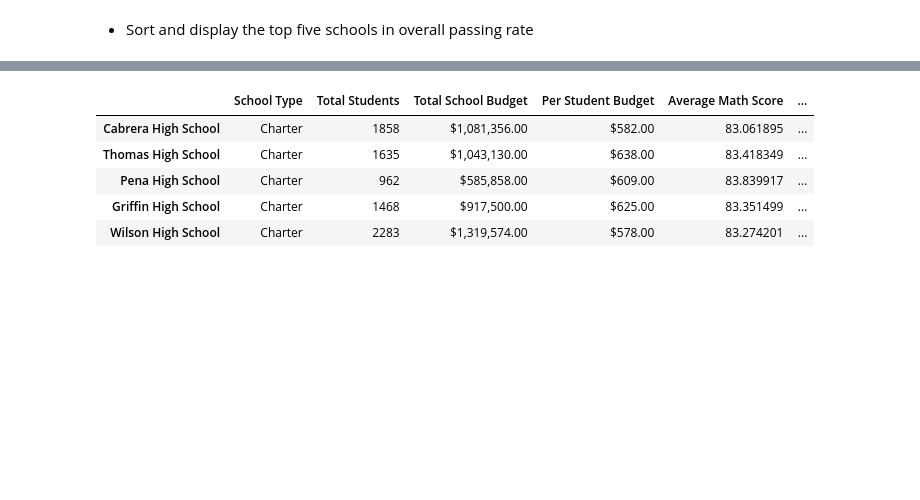
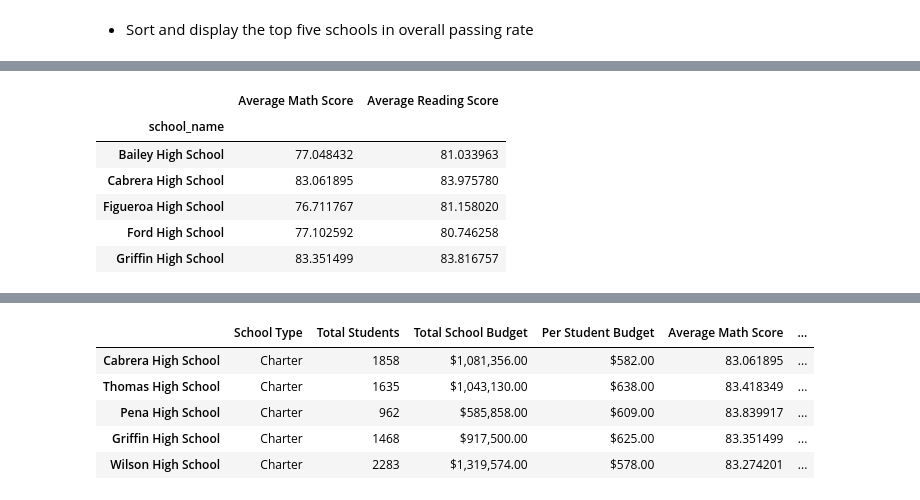
Before and after one commit to hvannia/AcademyOfPy, a Jupyter notebook: PyCitySchools.ipynb, the cells around one changed output, grey strips where cells are left out. Saved outputs shown, nothing was run; the diff lists cells and outputs as text; code cells hidden in the pictures; blank space fills up the shorter version.

```diff
--- a/PyCitySchools.ipynb
+++ b/PyCitySchools.ipynb
@@ -136,0 +155,23 @@ districtSummary.head()
+# %%
+student_data_pd = pd.read_csv(student_data_to_load)
+#get original student data, group by school name , calculate aggregates
+stu_df= student_data_pd
+
+stu_df["% Passing Math"]= (stu_df["math_score"].loc[(stu_df["math_score"]>=70)].count() *100)/ stu_df["student_name"].count()
+stu_df["% Passing Reading"]= (stu_df["reading_score"].loc[(stu_df["reading_score"]>=70)].count() *100)/ stu_df["student_name"].count()
+stu_df["% Overall Passing Rate"]=(stu_df["% Passing Math"]+stu_df["% Passing Reading"])/2
+trimmedstu=stu_df.drop(['Student ID','student_name', 'gender', 'grade','reading_score','math_score'], axis=1)
+trimmedstu.groupby('school_name')
+stu_grp_df=pd.DataFrame({"Average Math Score":stu_grp["math_score"].mean(),
+                      "Average Reading Score":stu_grp["reading_score"].mean()
+                        })
+stu_grp_df.head()
+# merge all data
+# %% [output]
+|  | Average Math Score | Average Reading Score |
+| school_name |  |  |
+| Bailey High School | 77.048432 | 81.033963 |
+| Cabrera High School | 83.061895 | 83.975780 |
+| Figueroa High School | 76.711767 | 81.158020 |
+| Ford High School | 77.102592 | 80.746258 |
+| Griffin High School | 83.351499 | 83.816757 |
```
Also changed, not shown: parts of 3 cells of this notebook.
